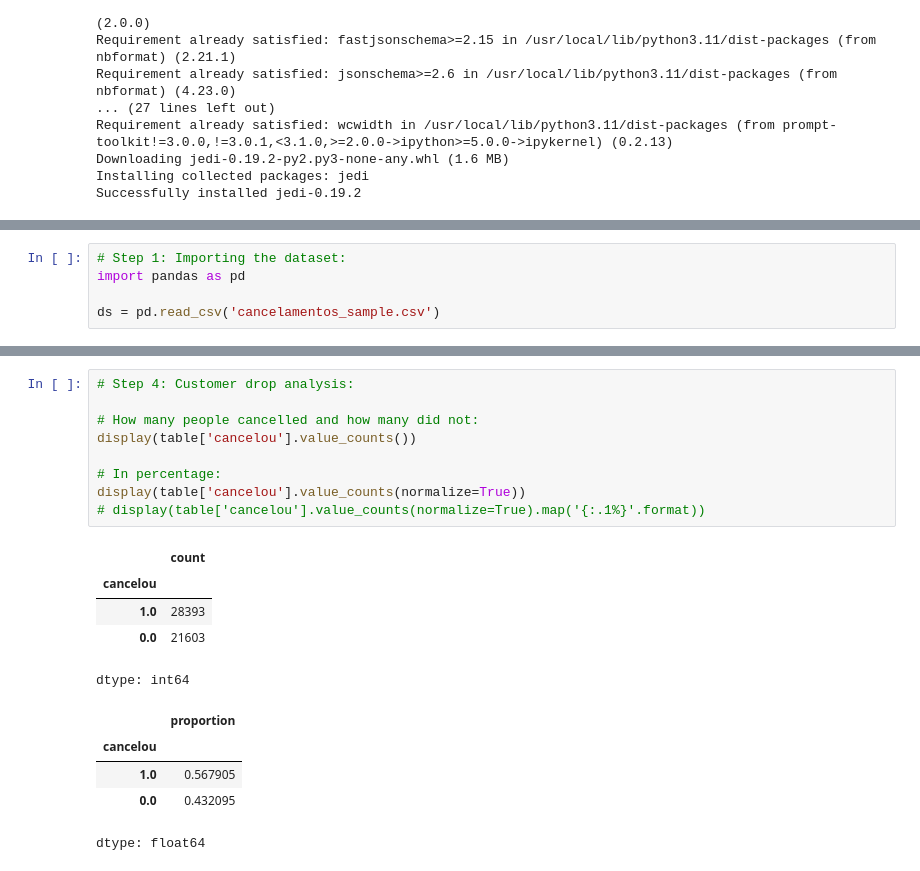
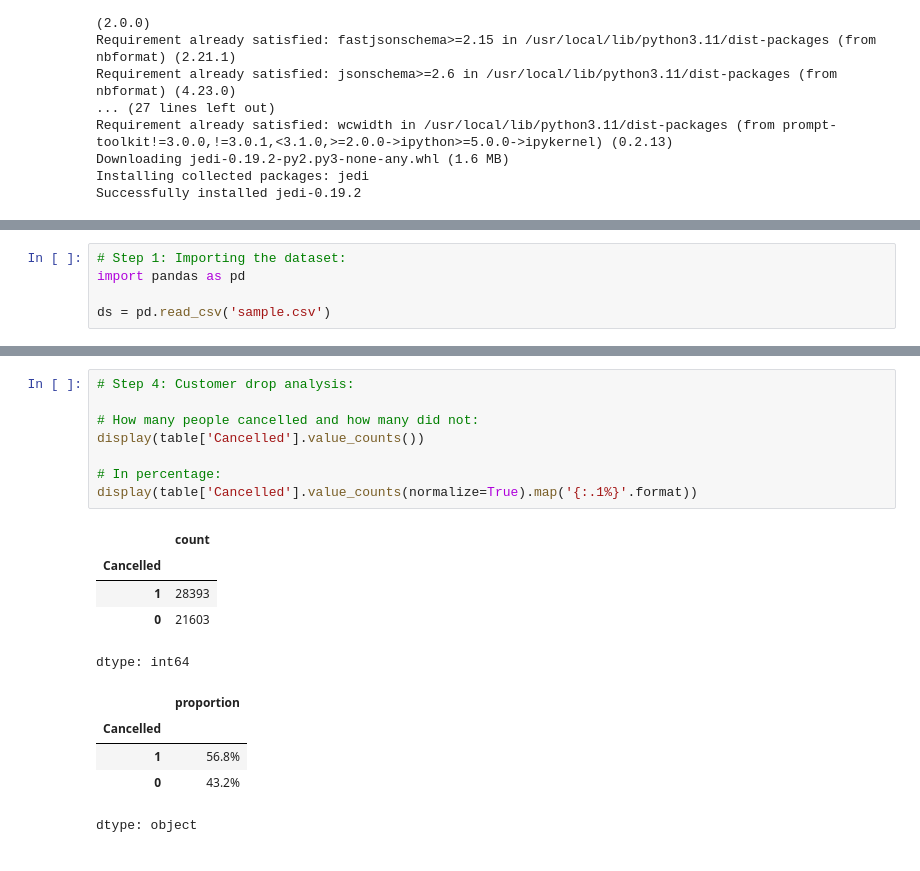
Before and after one commit to guilhermelaviola/PythonHashtag, a Jupyter notebook: DataAnalysis.ipynb, the cells around one changed output, grey strips where cells are left out. Drawn from its saved outputs; the diff is of its cells as text.

```diff
--- a/DataAnalysis.ipynb
+++ b/DataAnalysis.ipynb
@@ -43,6 +41,6 @@ Successfully installed jedi-0.19.2
 # Step 1: Importing the dataset:
 import pandas as pd
 
-ds = pd.read_csv('cancelamentos_sample.csv')
+ds = pd.read_csv('sample.csv')
 # %%
 # Step 2: Visualizing the data:
@@ -109,23 +107,22 @@ None
 # %%
 # Step 4: Customer drop analysis:
 
 # How many people cancelled and how many did not:
-display(table['cancelou'].value_counts())
+display(table['Cancelled'].value_counts())
 
 # In percentage:
-display(table['cancelou'].value_counts(normalize=True))
-# display(table['cancelou'].value_counts(normalize=True).map('{:.1%}'.format))
+display(table['Cancelled'].value_counts(normalize=True).map('{:.1%}'.format))
 # %% [output]
 |  | count |
-| cancelou |  |
-| 1.0 | 28393 |
-| 0.0 | 21603 |
+| Cancelled |  |
+| 1 | 28393 |
+| 0 | 21603 |
 dtype: int64
 |  | proportion |
-| cancelou |  |
-| 1.0 | 0.567905 |
-| 0.0 | 0.432095 |
+| Cancelled |  |
+| 1 | 56.8% |
+| 0 | 43.2% |
-dtype: float64
+dtype: object
 # %%
 # Step 5: Analyzing the cause of the cancellations (like which column(s) impact on this decision made my the customers?):
 # Charts/dashboards
```
Also changed, not shown: parts of 5 cells of this notebook.
